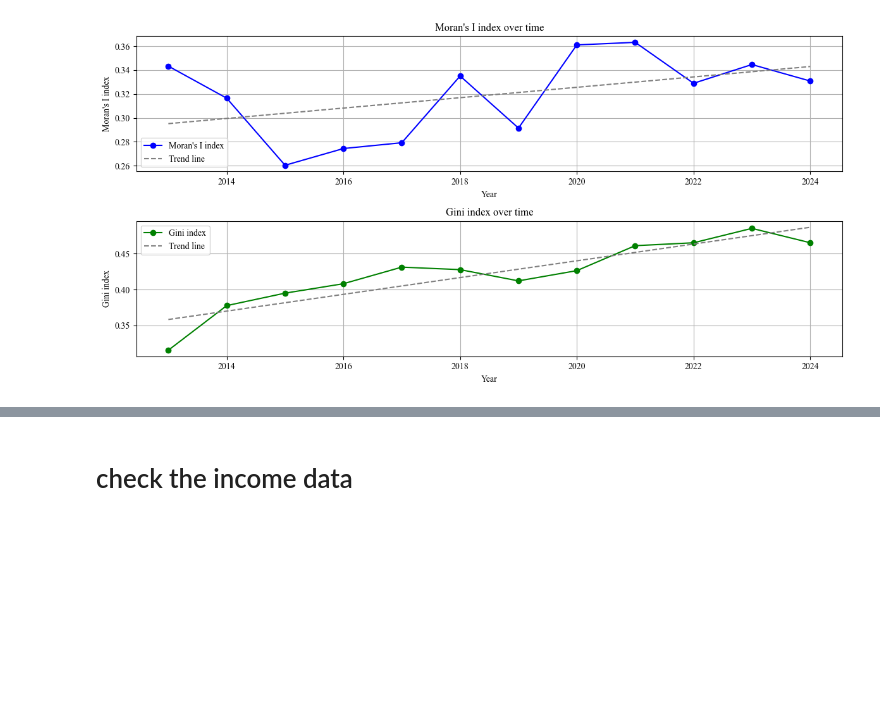
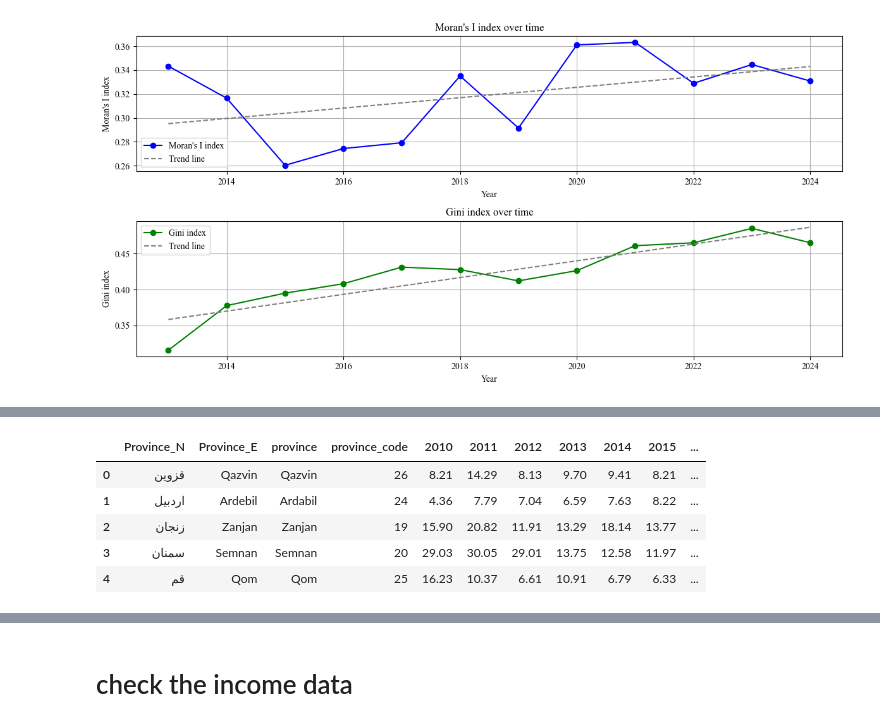
Before and after one commit to sinanarimani/energy-poverty, a Jupyter notebook: evaluation.ipynb, the cells around one changed output, grey strips where cells are left out. Saved outputs shown, nothing was run; the diff lists cells and outputs as text; code cells hidden in the pictures; blank space fills up the shorter version.

```diff
--- a/evaluation.ipynb
+++ b/evaluation.ipynb
@@ -2180,0 +2250,11 @@ plt.show()
+# %%
+province_gis = pd.read_excel("province_gis.xlsx", dtype={"province_code": str})
+province_gis.drop(columns = ['Shape_Length','Shape_Area'], inplace = True)
+province_gis.head()
+# %% [output]
+|  | Province_N | Province_E | province | province_code | 2010 | 2011 | 2012 | 2013 | 2014 | 2015 | ... |
+| 0 | قزوین | Qazvin | Qazvin | 26 | 8.21 | 14.29 | 8.13 | 9.70 | 9.41 | 8.21 | ... |
+| 1 | اردبیل | Ardebil | Ardabil | 24 | 4.36 | 7.79 | 7.04 | 6.59 | 7.63 | 8.22 | ... |
+| 2 | زنجان | Zanjan | Zanjan | 19 | 15.90 | 20.82 | 11.91 | 13.29 | 18.14 | 13.77 | ... |
+| 3 | سمنان | Semnan | Semnan | 20 | 29.03 | 30.05 | 29.01 | 13.75 | 12.58 | 11.97 | ... |
+| 4 | قم | Qom | Qom | 25 | 16.23 | 10.37 | 6.61 | 10.91 | 6.79 | 6.33 | ... |
```
Also changed, not shown: parts of 8 cells of this notebook, 1 other file.
